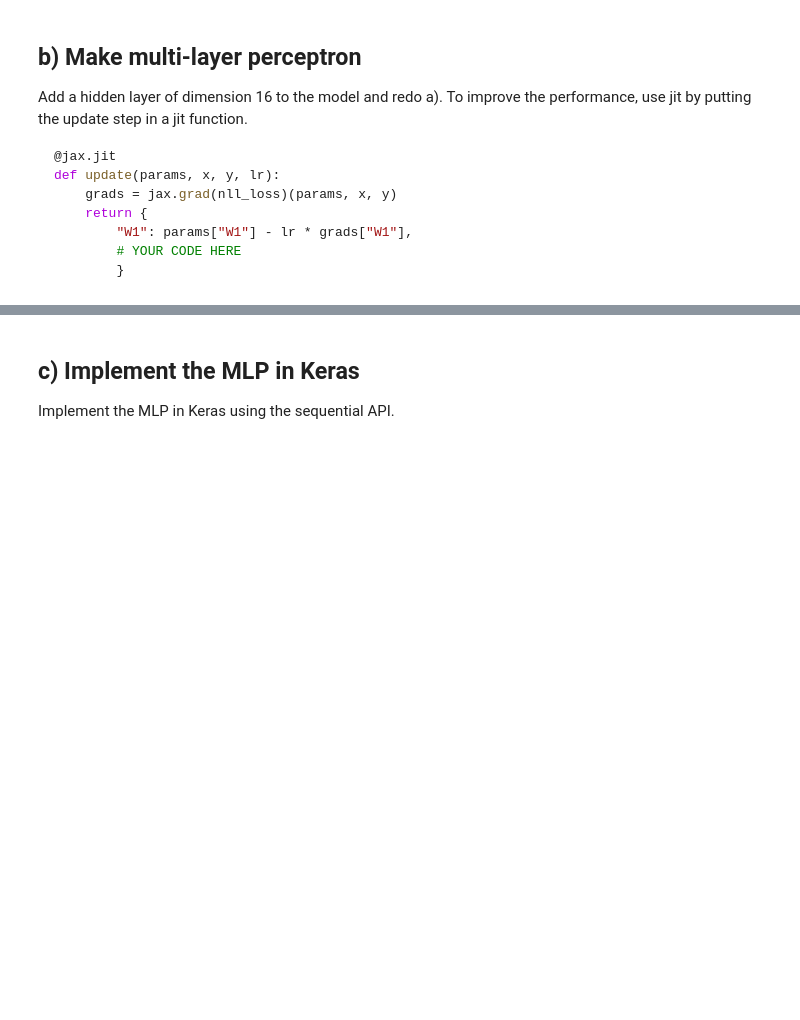
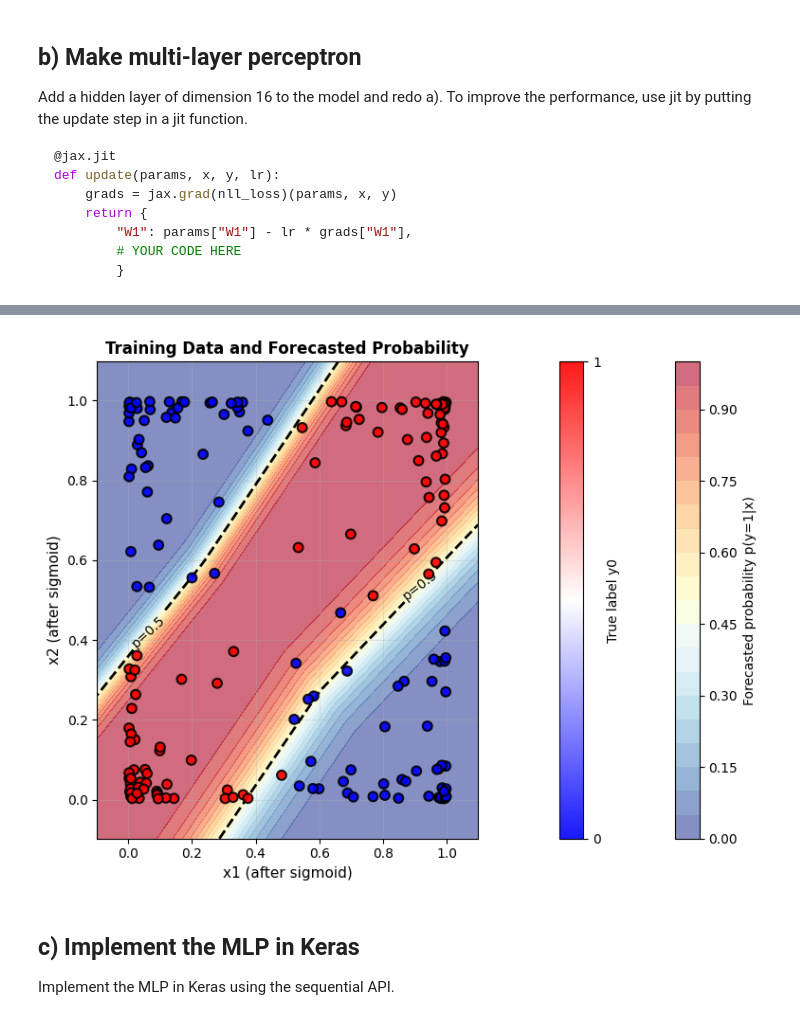
Before and after one commit to PhilNeu13/msi-dl, a Jupyter notebook: Exercise-2/01-dl-framework.ipynb, the cells around one changed output, grey strips where cells are left out. Cells and saved outputs as stored; diff of their text form; code cells hidden in the pictures; blank space fills up the shorter version.

````diff
--- a/Exercise-2/01-dl-framework.ipynb
+++ b/Exercise-2/01-dl-framework.ipynb
@@ -310,3 +313,101 @@ def update(params, x, y, lr):
         # YOUR CODE HERE
         }
 ```
+# %%
+# ------------------------------------------------------------
+# Parameter initialization for MLP (fully implemented)
+# ------------------------------------------------------------
+def init_params_mlp(seed=0, input_size=2, hidden_size=16):
+    """
+    Initialize parameters for MLP with one hidden layer.
+
+    Returns a dictionary:
+        params = {
+            "W1": W1,   # shape (2,16)
+            "b1": b1    # shape (16,)
+            "W2": W2,   # shape (16,)
+            "b2": b2    # scalar
+        }
+    """
+    key = jax.random.PRNGKey(seed)
+    key1, key2 = jax.random.split(key)
+    # Random initialization for weights (small values)
+    W1 = 0.1 * jax.random.normal(key1, (input_size, hidden_size))
+    # Bias initialized to zero
+    b1 = jnp.zeros(hidden_size)
+    W2 = 0.1 * jax.random.normal(key2, (hidden_size,))
+    b2 = jnp.array(0.0)
+
+    return {"W1": W1, "b1": b1, "W2": W2, "b2": b2}
+
+# ------------------------------------------------------------
+# Model: p(y = 1 | x) given the parameters
+# ------------------------------------------------------------
+def predict_proba_mlp(params, x):
+    """
+    Compute p(y = 1 | x).
+    """
+    W1 = params["W1"]
+    b1 = params["b1"]
+    W2 = params["W2"]
+    b2 = params["b2"]
+
+    z1 = (jnp.dot(x, W1) + b1)
+    z1_act = jax.nn.relu(z1)
+
+    z2 = jnp.dot(z1_act, W2) + b2
+    pred = jax.nn.sigmoid(z2)
+    return pred
+
+# ------------------------------------------------------------
+# Negative Log-Likelihood loss
+# ------------------------------------------------------------
+def nll_loss(params, x, y):
+    """
+    Binary cross-entropy / negative log-likelihood.
+    """
+    y_pred = predict_proba_mlp(params, x)
+
+    # Binary cross-entropy (same formula as Keras uses)
+    eps = 1e-7
+    y_pred = jnp.clip(y_pred, eps, 1 - eps)
+    loss = -jnp.mean(y * jnp.log(y_pred) + (1 - y) * jnp.log(1 - y_pred))
+
+    return loss
+
+@jax.jit
+def update(params, x, y, lr):
+    grads = jax.grad(nll_loss)(params, x, y)
+    return {
+        "W1": params["W1"] - lr * grads["W1"],
+        "b1": params["b1"] - lr * grads["b1"],
+        "W2": params["W2"] - lr * grads["W2"],
+        "b2": params["b2"] - lr * grads["b2"]
+    }
+
+
+# ------------------------------------------------------------
+# Full-batch gradient descent training loop
+# ------------------------------------------------------------
+def train_mlp(x, y, lr=0.5, n_steps=2000):
+    """
+    Full-batch gradient descent training.
+    """
+    params = init_params_mlp()
+
+    for step in range(n_steps):
+
+        params = update(params, x, y, lr)
+        if step % 200 == 0:
+            current_loss = nll_loss(params, x, y)
+            print(f"Step {step}, Loss: {current_loss:.4f}")
+    return params
+
+x2, y0 = generate_training_data(ntrain=200, scale=6.0, seed=42)
+# ------------------------------------------------------------
+# After students implement everything:
+params_mlp = train_mlp(x2, y0)
+# ------------------------------------------------------------
+# Plot the data and forecasted probability
+plot_data_and_probability(x2, y0, params_mlp, predict_proba_mlp)
+# %% [output]
@@ -313,3 +424,4 @@ def update(params, x, y, lr):
+[figure, added]
 # %% [markdown]
 ## c) Implement the MLP in Keras
 
````
Also changed, not shown: parts of 5 cells of this notebook.
